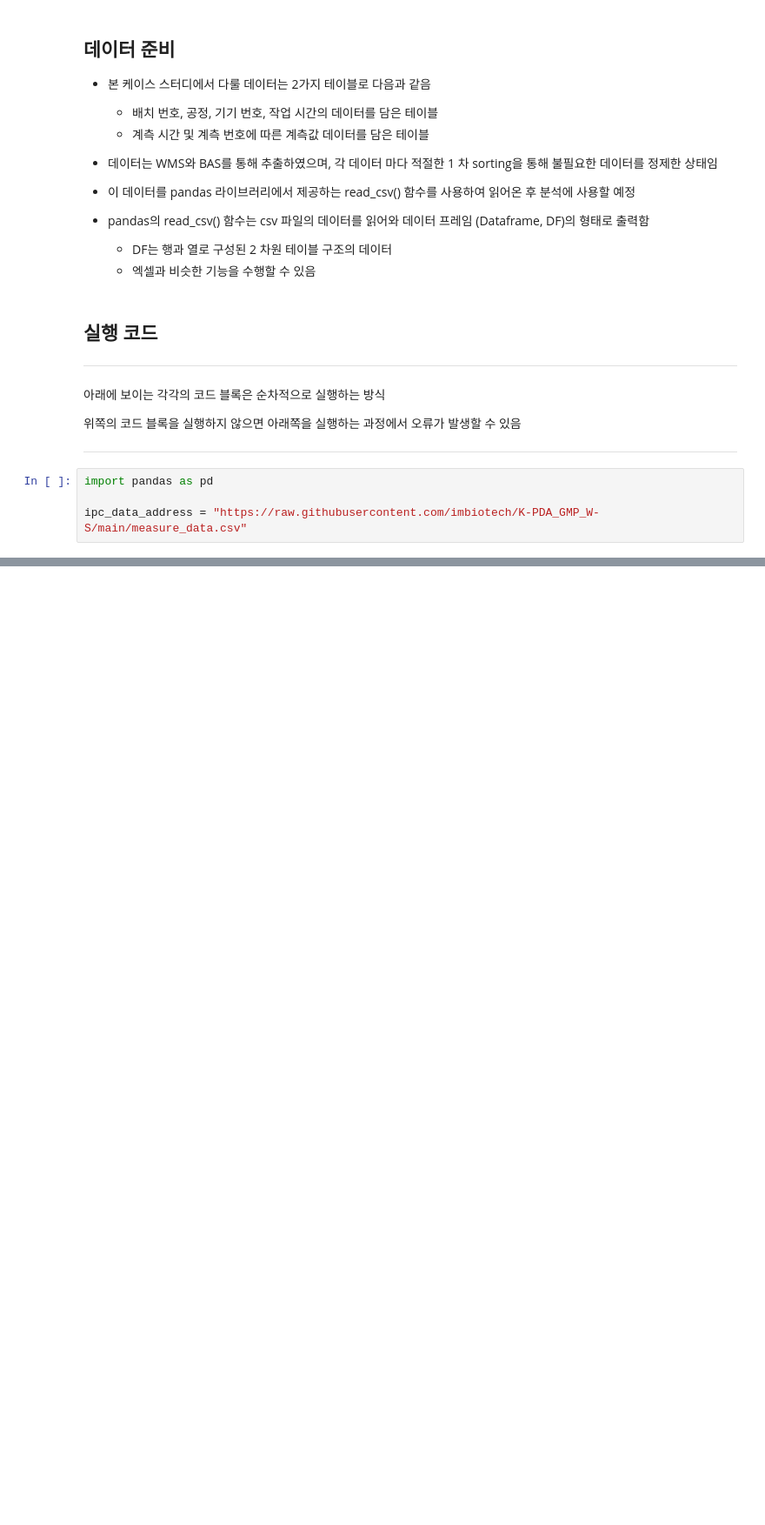
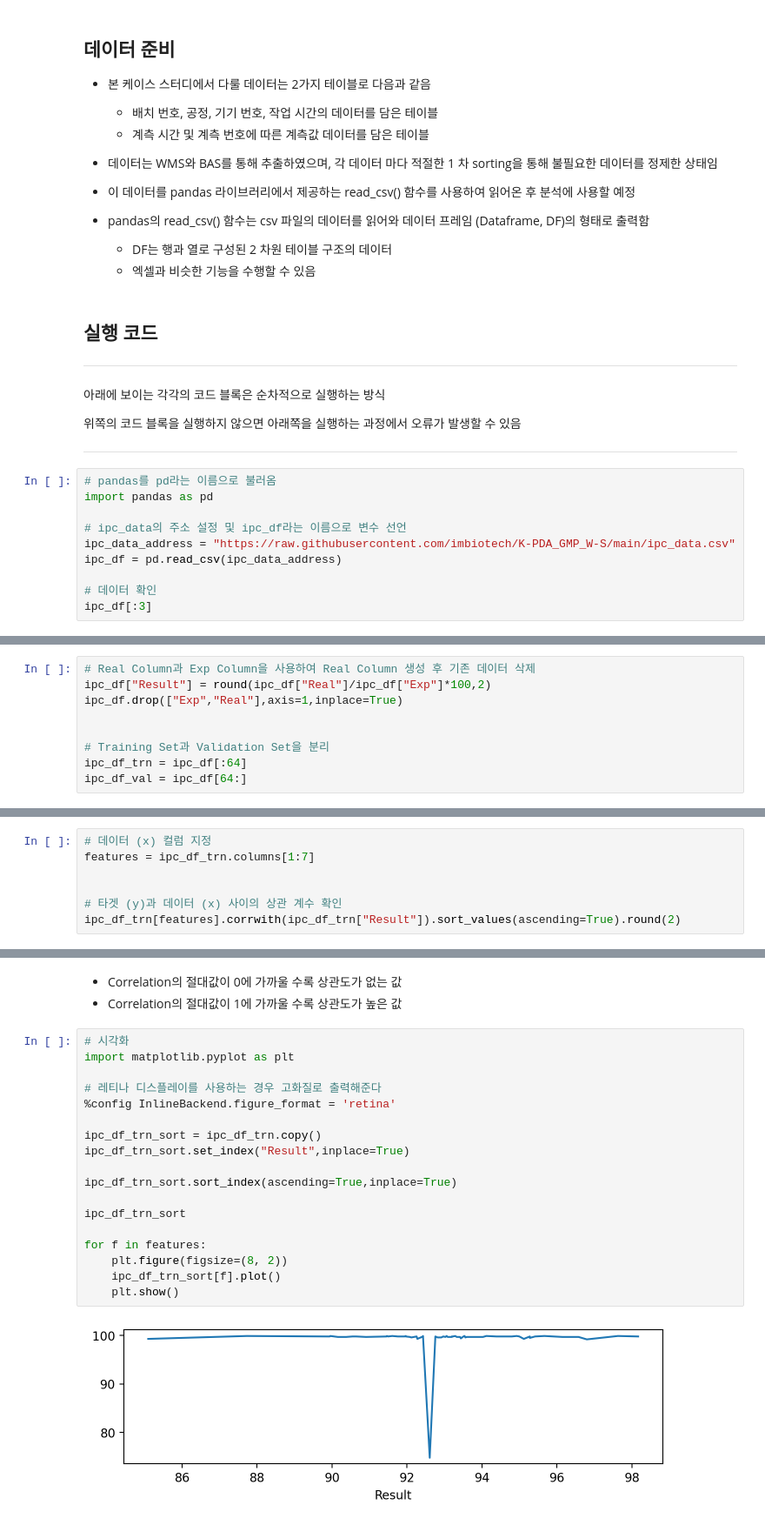
Before and after one commit to imbiotech/skbtML, a Jupyter notebook: k_pda_gmp_w_s.ipynb, the cells around one changed output, grey strips where cells are left out. Shown: that part at 87% size. Cells and saved outputs as stored; diff of their text form; blank space fills up the shorter version.

```diff
--- a/k_pda_gmp_w_s.ipynb
+++ b/k_pda_gmp_w_s.ipynb
@@ -371,6 +291,12 @@ measure_df[StartIndex:EndIndex+1]
 
 ---
 # %%
+# pandas를 pd라는 이름으로 불러옴
 import pandas as pd
 
-ipc_data_address = "https://raw.githubusercontent.com/imbiotech/K-PDA_GMP_W-S/main/measure_data.csv"
+# ipc_data의 주소 설정 및 ipc_df라는 이름으로 변수 선언
+ipc_data_address = "https://raw.githubusercontent.com/imbiotech/K-PDA_GMP_W-S/main/ipc_data.csv"
+ipc_df = pd.read_csv(ipc_data_address)
+
+# 데이터 확인
+ipc_df[:3]
@@ -376,0 +308,9 @@ ipc_data_address = "https://raw.githubusercontent.com/imbiotech/K-PDA_GMP_W-S/ma
+# %%
+# Real Column과 Exp Column을 사용하여 Real Column 생성 후 기존 데이터 삭제
+ipc_df["Result"] = round(ipc_df["Real"]/ipc_df["Exp"]*100,2)
+ipc_df.drop(["Exp","Real"],axis=1,inplace=True)
+
+
+# Training Set과 Validation Set을 분리
+ipc_df_trn = ipc_df[:64]
+ipc_df_val = ipc_df[64:]
@@ -376,0 +335,7 @@ ipc_data_address = "https://raw.githubusercontent.com/imbiotech/K-PDA_GMP_W-S/ma
+# %%
+# 데이터 (x) 컬럼 지정
+features = ipc_df_trn.columns[1:7]
+
+
+# 타겟 (y)과 데이터 (x) 사이의 상관 계수 확인
+ipc_df_trn[features].corrwith(ipc_df_trn["Result"]).sort_values(ascending=True).round(2)
@@ -376,0 +350,23 @@ ipc_data_address = "https://raw.githubusercontent.com/imbiotech/K-PDA_GMP_W-S/ma
+# %% [markdown]
+* Correlation의 절대값이 0에 가까울 수록 상관도가 없는 값
+* Correlation의 절대값이 1에 가까울 수록 상관도가 높은 값
+# %%
+# 시각화
+import matplotlib.pyplot as plt
+
+# 레티나 디스플레이를 사용하는 경우 고화질로 출력해준다
+%config InlineBackend.figure_format = 'retina'
+
+ipc_df_trn_sort = ipc_df_trn.copy()
+ipc_df_trn_sort.set_index("Result",inplace=True)
+
+ipc_df_trn_sort.sort_index(ascending=True,inplace=True)
+
+ipc_df_trn_sort
+
+for f in features:
+    plt.figure(figsize=(8, 2))
+    ipc_df_trn_sort[f].plot()
+    plt.show()
+# %% [output]
+[figure, added]
```
Also changed, not shown: parts of 13 cells of this notebook, 1 other file.
